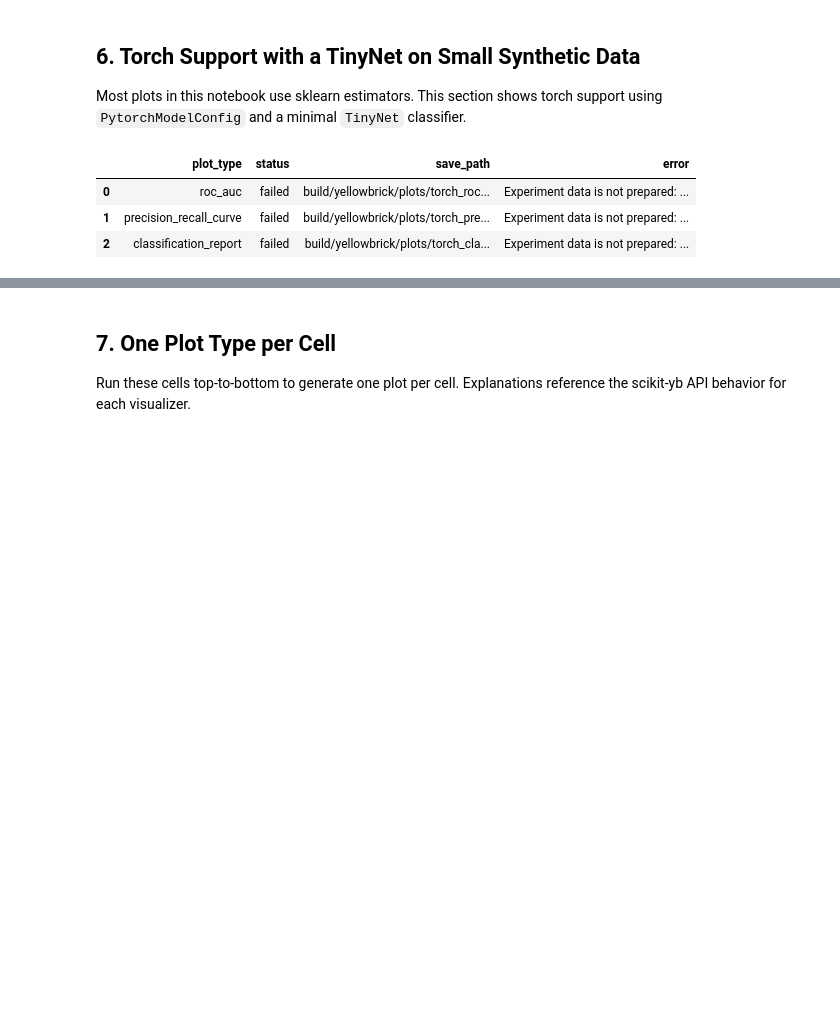
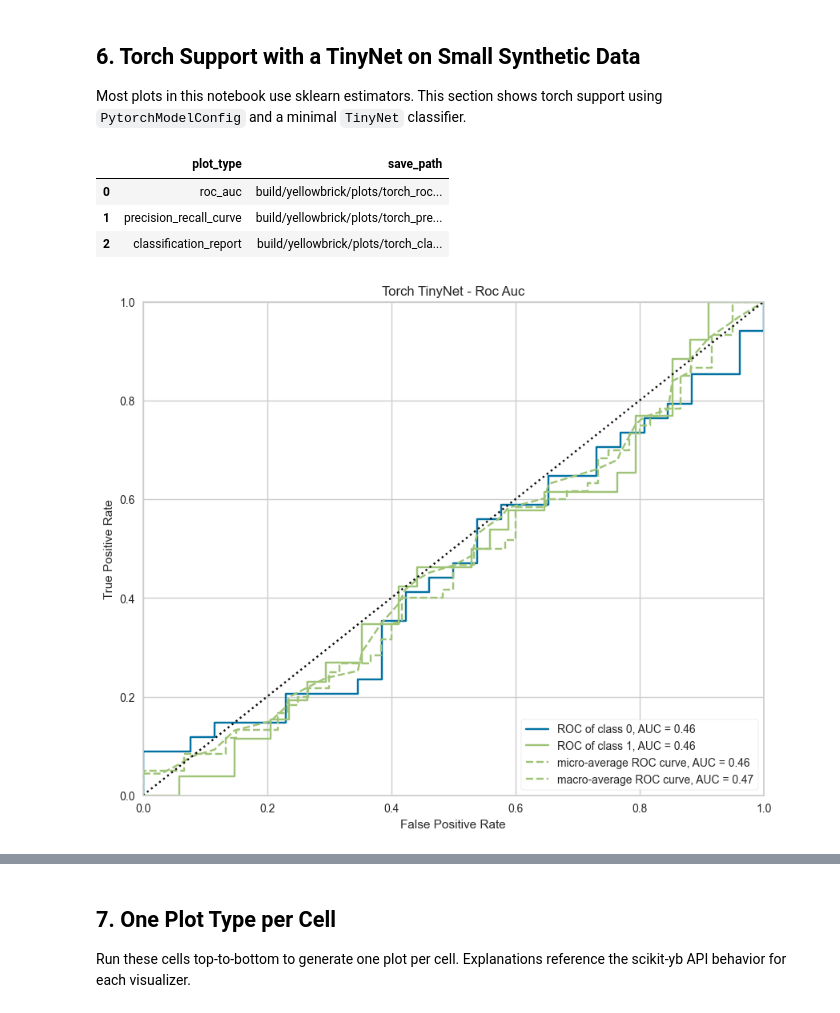
Before and after one commit to simplymathematics/deckard, a Jupyter notebook: docs/notebooks/yellowbrick.ipynb, the cells around one changed output, grey strips where cells are left out. Cells and saved outputs as stored; diff of their text form; code cells hidden in the pictures; blank space fills up the shorter version.

```diff
--- a/docs/notebooks/yellowbrick.ipynb
+++ b/docs/notebooks/yellowbrick.ipynb
@@ -345,43 +345,38 @@ torch_model = PytorchModelConfig(
     criterion="CrossEntropyLoss",
     optimizer={"name": "torch.optim.Adam", "lr": 1e-2},
     fit_params={"nb_epochs": 5, "batch_size": 32},
     device="cpu",
 )
 
 torch_experiment = ExperimentConfig(
     data=torch_data,
     model=torch_model,
     classifier=True,
     files=FileConfig(),
 )
 
 _ = torch_experiment()
 
 torch_plot_results = []
 for plot_type in ["roc_auc", "precision_recall_curve", "classification_report"]:
     save_path = (PLOT_DIR / f"torch_{plot_type}.png").as_posix()
     cfg = YellowbrickPlotConfig(
         experiment=torch_experiment,
         plot_type=plot_type,
         classes="all",
         features="all",
         title=f"Torch TinyNet - {plot_type.replace('_', ' ').title()}",
         save_path=save_path,
     )
-    try:
-        _ = cfg()
-        status = "ok"
-        error = ""
-    except Exception as exc:
-        status = "failed"
-        error = str(exc)
+    cfg()
     torch_plot_results.append(
-        {"plot_type": plot_type, "status": status, "save_path": save_path, "error": error},
+        {"plot_type": plot_type, "save_path": save_path, },
     )
 
-pd.DataFrame(torch_plot_results)['error'].values[0]
+pd.DataFrame(torch_plot_results)
 # %% [output]
-|  | plot_type | status | save_path | error |
-| 0 | roc_auc | failed | build/yellowbrick/plots/torch_roc... | Experiment data is not prepared: ... |
-| 1 | precision_recall_curve | failed | build/yellowbrick/plots/torch_pre... | Experiment data is not prepared: ... |
-| 2 | classification_report | failed | build/yellowbrick/plots/torch_cla... | Experiment data is not prepared: ... |
+|  | plot_type | save_path |
+| 0 | roc_auc | build/yellowbrick/plots/torch_roc... |
+| 1 | precision_recall_curve | build/yellowbrick/plots/torch_pre... |
+| 2 | classification_report | build/yellowbrick/plots/torch_cla... |
+[figure, added]
```
Also changed, not shown: parts of 4 cells of this notebook, 11 other files.
